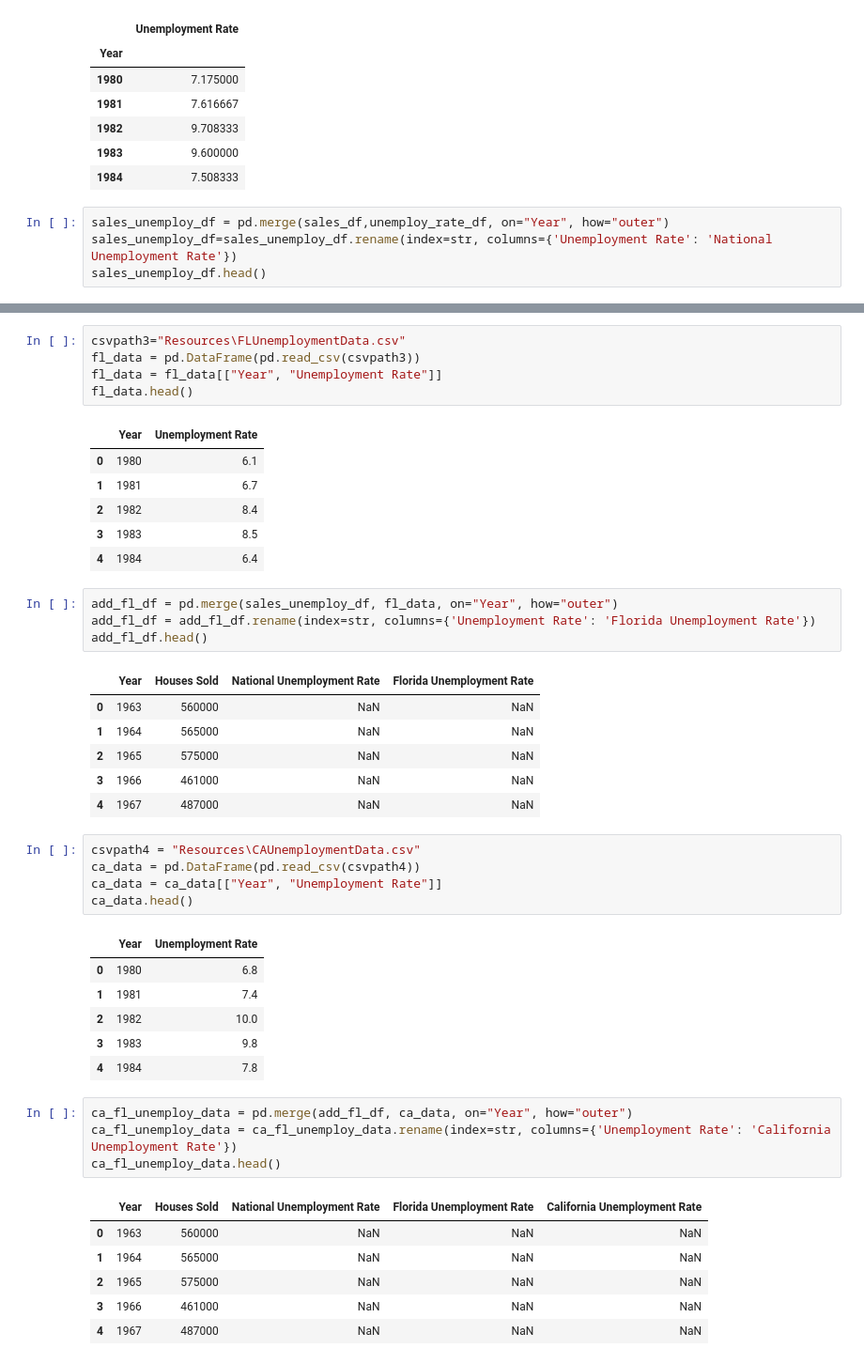
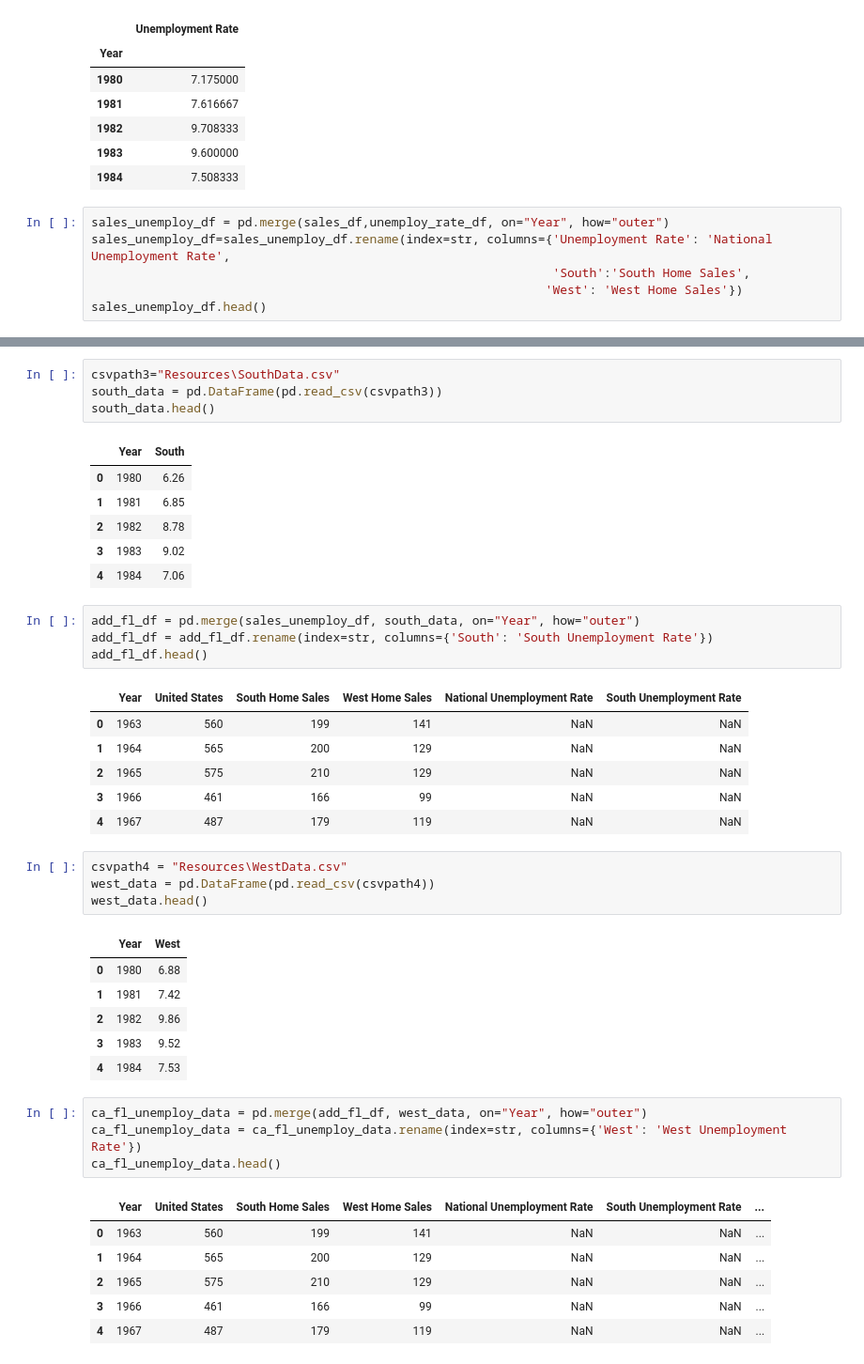
Before and after one commit to CarlosCocuy/ProjectRepo, a Jupyter notebook: data_cleaning.ipynb, the cells around one changed output, grey strips where cells are left out. Shown at 94% size. Cells and saved outputs as stored; diff of their text form.

```diff
--- a/data_cleaning.ipynb
+++ b/data_cleaning.ipynb
@@ -34,6 +34,8 @@ unemploy_rate_df.head()
 | 1984 | 7.508333 |
 # %%
 sales_unemploy_df = pd.merge(sales_df,unemploy_rate_df, on="Year", how="outer")
-sales_unemploy_df=sales_unemploy_df.rename(index=str, columns={'Unemployment Rate': 'National Unemployment Rate'})
+sales_unemploy_df=sales_unemploy_df.rename(index=str, columns={'Unemployment Rate': 'National Unemployment Rate',
+                                                               'South':'South Home Sales',
+                                                              'West': 'West Home Sales'})
 sales_unemploy_df.head()
 # %% [output]
@@ -46,47 +48,45 @@ sales_unemploy_df.head()
 # %%
-csvpath3="Resources\FLUnemploymentData.csv"
-fl_data = pd.DataFrame(pd.read_csv(csvpath3))
-fl_data = fl_data[["Year", "Unemployment Rate"]]
-fl_data.head()
+csvpath3="Resources\SouthData.csv"
+south_data = pd.DataFrame(pd.read_csv(csvpath3))
+south_data.head()
 # %% [output]
-|  | Year | Unemployment Rate |
-| 0 | 1980 | 6.1 |
-| 1 | 1981 | 6.7 |
-| 2 | 1982 | 8.4 |
-| 3 | 1983 | 8.5 |
-| 4 | 1984 | 6.4 |
+|  | Year | South |
+| 0 | 1980 | 6.26 |
+| 1 | 1981 | 6.85 |
+| 2 | 1982 | 8.78 |
+| 3 | 1983 | 9.02 |
+| 4 | 1984 | 7.06 |
 # %%
-add_fl_df = pd.merge(sales_unemploy_df, fl_data, on="Year", how="outer")
-add_fl_df = add_fl_df.rename(index=str, columns={'Unemployment Rate': 'Florida Unemployment Rate'})
+add_fl_df = pd.merge(sales_unemploy_df, south_data, on="Year", how="outer")
+add_fl_df = add_fl_df.rename(index=str, columns={'South': 'South Unemployment Rate'})
 add_fl_df.head()
 # %% [output]
-|  | Year | Houses Sold | National Unemployment Rate | Florida Unemployment Rate |
-| 0 | 1963 | 560000 | NaN | NaN |
-| 1 | 1964 | 565000 | NaN | NaN |
-| 2 | 1965 | 575000 | NaN | NaN |
-| 3 | 1966 | 461000 | NaN | NaN |
-| 4 | 1967 | 487000 | NaN | NaN |
+|  | Year | United States | South Home Sales | West Home Sales | National Unemployment Rate | South Unemployment Rate |
+| 0 | 1963 | 560 | 199 | 141 | NaN | NaN |
+| 1 | 1964 | 565 | 200 | 129 | NaN | NaN |
+| 2 | 1965 | 575 | 210 | 129 | NaN | NaN |
+| 3 | 1966 | 461 | 166 | 99 | NaN | NaN |
+| 4 | 1967 | 487 | 179 | 119 | NaN | NaN |
 # %%
-csvpath4 = "Resources\CAUnemploymentData.csv"
-ca_data = pd.DataFrame(pd.read_csv(csvpath4))
-ca_data = ca_data[["Year", "Unemployment Rate"]]
-ca_data.head()
+csvpath4 = "Resources\WestData.csv"
+west_data = pd.DataFrame(pd.read_csv(csvpath4))
+west_data.head()
 # %% [output]
-|  | Year | Unemployment Rate |
-| 0 | 1980 | 6.8 |
-| 1 | 1981 | 7.4 |
-| 2 | 1982 | 10.0 |
-| 3 | 1983 | 9.8 |
-| 4 | 1984 | 7.8 |
+|  | Year | West |
+| 0 | 1980 | 6.88 |
+| 1 | 1981 | 7.42 |
+| 2 | 1982 | 9.86 |
+| 3 | 1983 | 9.52 |
+| 4 | 1984 | 7.53 |
 # %%
-ca_fl_unemploy_data = pd.merge(add_fl_df, ca_data, on="Year", how="outer")
-ca_fl_unemploy_data = ca_fl_unemploy_data.rename(index=str, columns={'Unemployment Rate': 'California Unemployment Rate'})
+ca_fl_unemploy_data = pd.merge(add_fl_df, west_data, on="Year", how="outer")
+ca_fl_unemploy_data = ca_fl_unemploy_data.rename(index=str, columns={'West': 'West Unemployment Rate'})
 ca_fl_unemploy_data.head()
 # %% [output]
-|  | Year | Houses Sold | National Unemployment Rate | Florida Unemployment Rate | California Unemployment Rate |
-| 0 | 1963 | 560000 | NaN | NaN | NaN |
-| 1 | 1964 | 565000 | NaN | NaN | NaN |
-| 2 | 1965 | 575000 | NaN | NaN | NaN |
-| 3 | 1966 | 461000 | NaN | NaN | NaN |
-| 4 | 1967 | 487000 | NaN | NaN | NaN |
+|  | Year | United States | South Home Sales | West Home Sales | National Unemployment Rate | South Unemployment Rate | ... |
+| 0 | 1963 | 560 | 199 | 141 | NaN | NaN | ... |
+| 1 | 1964 | 565 | 200 | 129 | NaN | NaN | ... |
+| 2 | 1965 | 575 | 210 | 129 | NaN | NaN | ... |
+| 3 | 1966 | 461 | 166 | 99 | NaN | NaN | ... |
+| 4 | 1967 | 487 | 179 | 119 | NaN | NaN | ... |
 # %%
```
Also changed, not shown: parts of 6 cells of this notebook, 4 other files.
